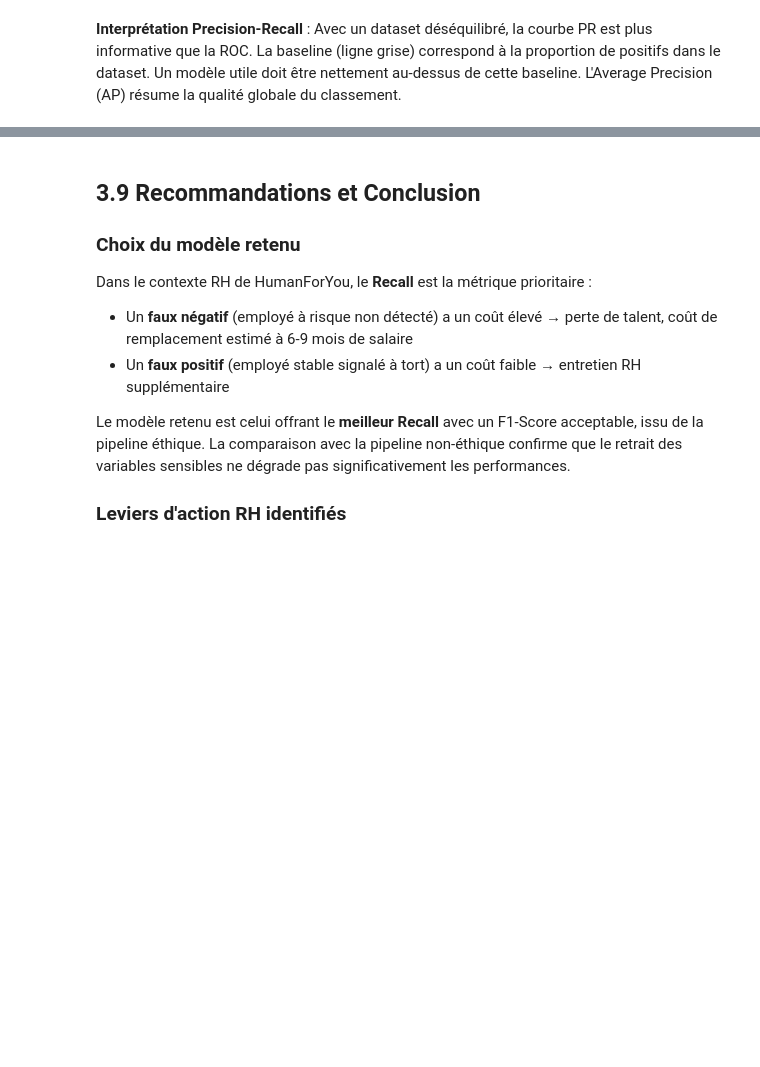
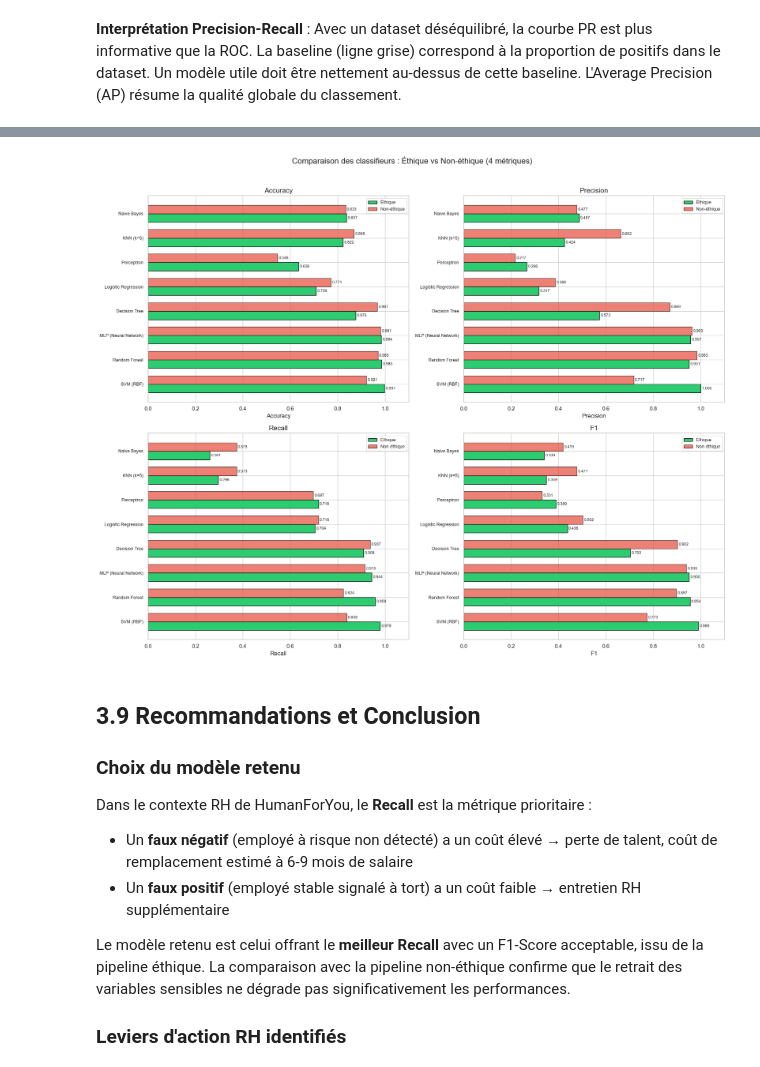
Before and after one commit to Akkuro/Ethical-turnover-analysis, a Jupyter notebook: src/main.ipynb, the cells around one changed output, grey strips where cells are left out. Drawn from its saved outputs; the diff is of its cells as text; code cells hidden in the pictures; blank space fills up the shorter version.

```diff
--- a/src/main.ipynb
+++ b/src/main.ipynb
@@ -1580,17 +1520,0 @@ if len(tree_models) >= 2:
-# %%
-fig, axes = plt.subplots(2, 2, figsize=(16, 12))
-
-metrics_to_plot = ['Accuracy', 'Precision', 'Recall', 'F1']
-colors_metrics = ['#3498db', '#2ecc71', '#e74c3c', '#9b59b6']
-
-for ax, metric, color in zip(axes.flatten(), metrics_to_plot, colors_metrics):
-    values = df_res_eth[metric].sort_values(ascending=True)
-    values.plot(kind='barh', ax=ax, color=color, edgecolor='black')
-    ax.set_title(metric, fontsize=14)
-    ax.set_xlim(0, 1)
-    for i, v in enumerate(values):
-        ax.text(v + 0.01, i, f'{v:.3f}', va='center', fontsize=10)
-
-plt.suptitle('Comparaison des classifieurs : Pipeline éthique', fontsize=16, y=1.02)
-plt.tight_layout()
-plt.show()
@@ -1599,3 +1527,36 @@ plt.show()
+# %%
+metrics_to_plot = ['Accuracy', 'Precision', 'Recall', 'F1']
+
+fig, axes = plt.subplots(2, 2, figsize=(18, 14))
+
+for ax, metric in zip(axes.flatten(), metrics_to_plot):
+    models = df_res_eth.index
+    x = np.arange(len(models))
+    width = 0.35
+
+    vals_eth = df_res_eth.loc[models, metric]
+    vals_noeth = df_res_noeth.reindex(models)[metric]
+
+    ax.barh(x - width/2, vals_eth, width, label='Éthique', color='#2ecc71', edgecolor='black')
+    ax.barh(x + width/2, vals_noeth, width, label='Non-éthique', color='#e74c3c', edgecolor='black', alpha=0.7)
+
+    for i in range(len(models)):
+        ax.text(vals_eth.iloc[i] + 0.005, x[i] - width/2, f'{vals_eth.iloc[i]:.3f}', va='center', fontsize=8)
+        if pd.notna(vals_noeth.iloc[i]):
+            ax.text(vals_noeth.iloc[i] + 0.005, x[i] + width/2, f'{vals_noeth.iloc[i]:.3f}', va='center', fontsize=8)
+
+    ax.set_yticks(x)
+    ax.set_yticklabels(models, fontsize=9)
+    ax.set_xlabel(metric)
+    ax.set_title(metric, fontsize=14)
+    ax.set_xlim(0, 1.1)
+    ax.legend(fontsize=9)
+
+plt.suptitle('Comparaison des classifieurs : Éthique vs Non-éthique (4 métriques)', fontsize=16, y=1.02)
+plt.tight_layout()
+plt.show()
+# %% [output]
+[figure, added]
 # %% [markdown]
 ## 3.9 Recommandations et Conclusion
 
```
Also changed, not shown: parts of 21 cells of this notebook.
